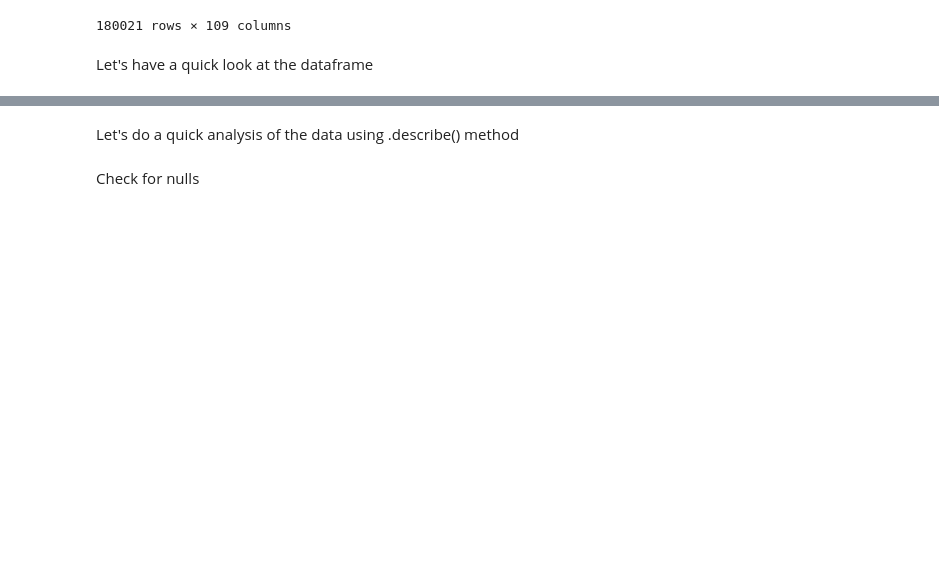
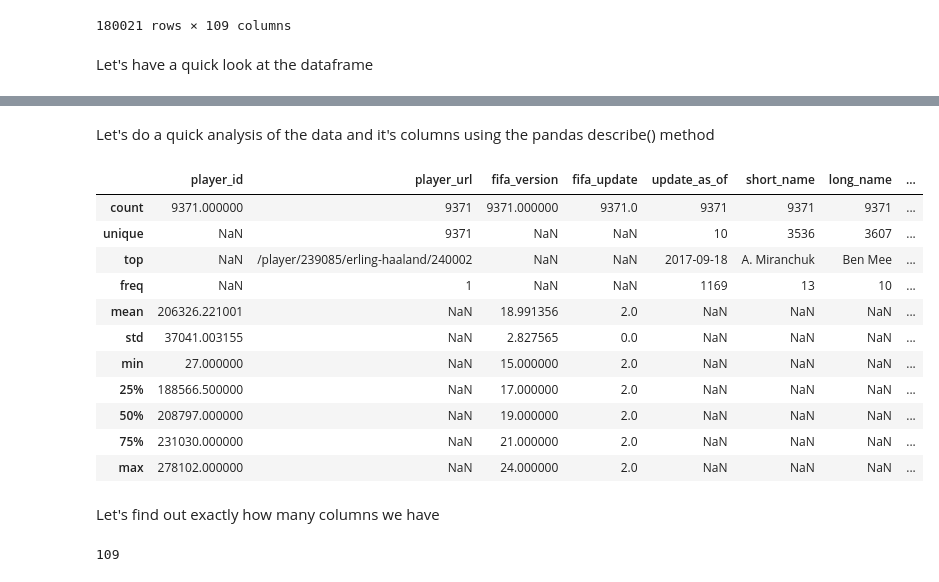
Before and after one commit to ish10k/footballer-wage-prediction, a Jupyter notebook: footballer-wage-prediction.ipynb, the cells around one changed output, grey strips where cells are left out. Cells and saved outputs as stored; diff of their text form; code cells hidden in the pictures; blank space fills up the shorter version.

```diff
--- a/footballer-wage-prediction.ipynb
+++ b/footballer-wage-prediction.ipynb
@@ -38,2 +67,2 @@ df.head()
 # %% [markdown]
-Let's do a quick analysis of the data using .describe() method
+Let's do a quick analysis of the data and it's columns using the pandas describe() method
@@ -42,2 +68,0 @@ df.describe()
-# %% [markdown]
-Check for nulls
@@ -45,0 +69,21 @@ df.isnull().sum()
+# %%
+df.describe(include='all') # using include='all' to show us all columns
+# %% [output]
+|  | player_id | player_url | fifa_version | fifa_update | update_as_of | short_name | long_name | ... |
+| count | 9371.000000 | 9371 | 9371.000000 | 9371.0 | 9371 | 9371 | 9371 | ... |
+| unique | NaN | 9371 | NaN | NaN | 10 | 3536 | 3607 | ... |
+| top | NaN | /player/239085/erling-haaland/240002 | NaN | NaN | 2017-09-18 | A. Miranchuk | Ben Mee | ... |
+| freq | NaN | 1 | NaN | NaN | 1169 | 13 | 10 | ... |
+| mean | 206326.221001 | NaN | 18.991356 | 2.0 | NaN | NaN | NaN | ... |
+| std | 37041.003155 | NaN | 2.827565 | 0.0 | NaN | NaN | NaN | ... |
+| min | 27.000000 | NaN | 15.000000 | 2.0 | NaN | NaN | NaN | ... |
+| 25% | 188566.500000 | NaN | 17.000000 | 2.0 | NaN | NaN | NaN | ... |
+| 50% | 208797.000000 | NaN | 19.000000 | 2.0 | NaN | NaN | NaN | ... |
+| 75% | 231030.000000 | NaN | 21.000000 | 2.0 | NaN | NaN | NaN | ... |
+| max | 278102.000000 | NaN | 24.000000 | 2.0 | NaN | NaN | NaN | ... |
+# %% [markdown]
+Let's find out exactly how many columns we have
+# %%
+len(df.columns)
+# %% [output]
+109
```
Also changed, not shown: parts of 25 cells of this notebook.
